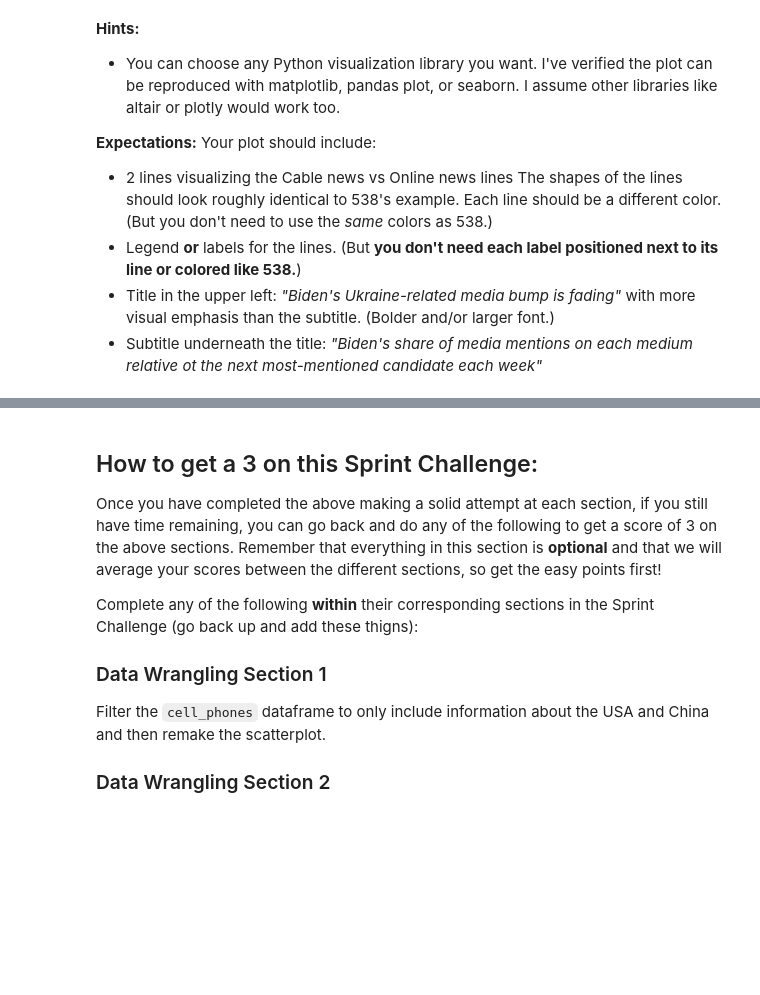
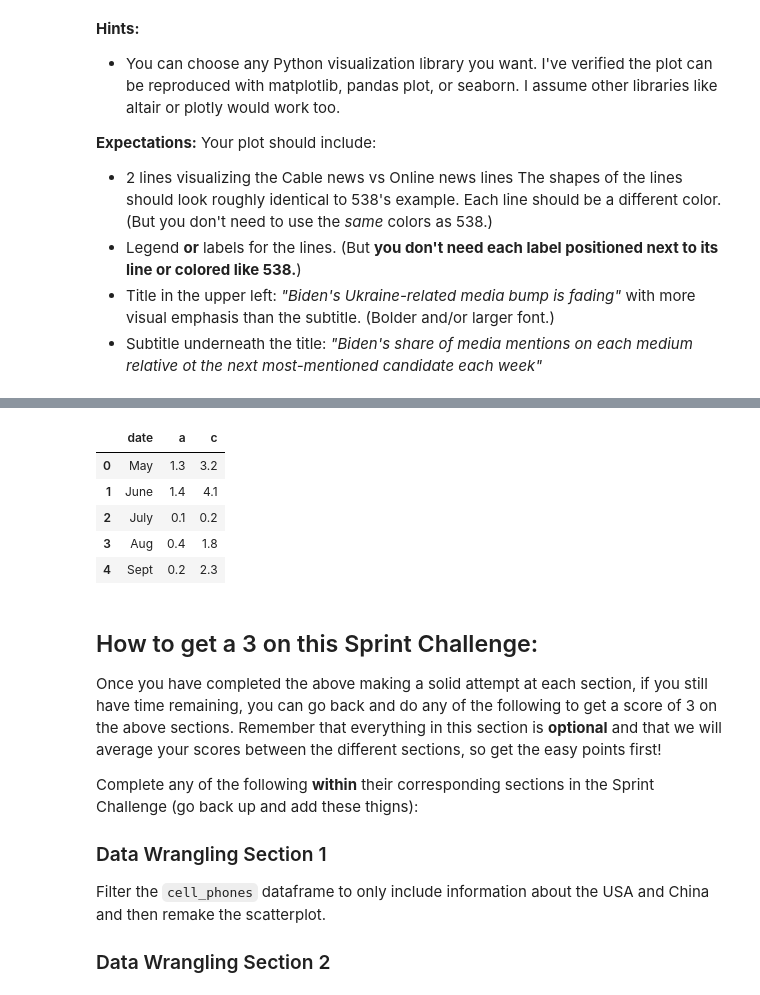
Before and after one commit to bofori-tech/DS-Unit-1-Sprint-1-Data-Wrangling-and-Storytelling, a Jupyter notebook: DS_Unit_1_Sprint_Challenge_1_Data_Wrangling_and_Storytelling.ipynb, the cells around one changed output, grey strips where cells are left out. Cells and saved outputs as stored; diff of their text form; code cells hidden in the pictures; blank space fills up the shorter version.

```diff
--- a/DS_Unit_1_Sprint_Challenge_1_Data_Wrangling_and_Storytelling.ipynb
+++ b/DS_Unit_1_Sprint_Challenge_1_Data_Wrangling_and_Storytelling.ipynb
@@ -365,0 +367,12 @@ fake.plot.line(color='C1',);
+# %%
+# Create fake data to replicate the blog post figure.
+import pandas as pd
+df = pd.DataFrame({'date': ['May','June','July','Aug','Sept','Oct'],'a': [1.3,1.4,0.1,0.4,0.2,3.2],'c': [3.2,4.1,0.2,1.8,2.3,5]})
+df.head()
+# %% [output]
+|  | date | a | c |
+| 0 | May | 1.3 | 3.2 |
+| 1 | June | 1.4 | 4.1 |
+| 2 | July | 0.1 | 0.2 |
+| 3 | Aug | 0.4 | 1.8 |
+| 4 | Sept | 0.2 | 2.3 |
```
Also changed, not shown: parts of 9 cells of this notebook.
